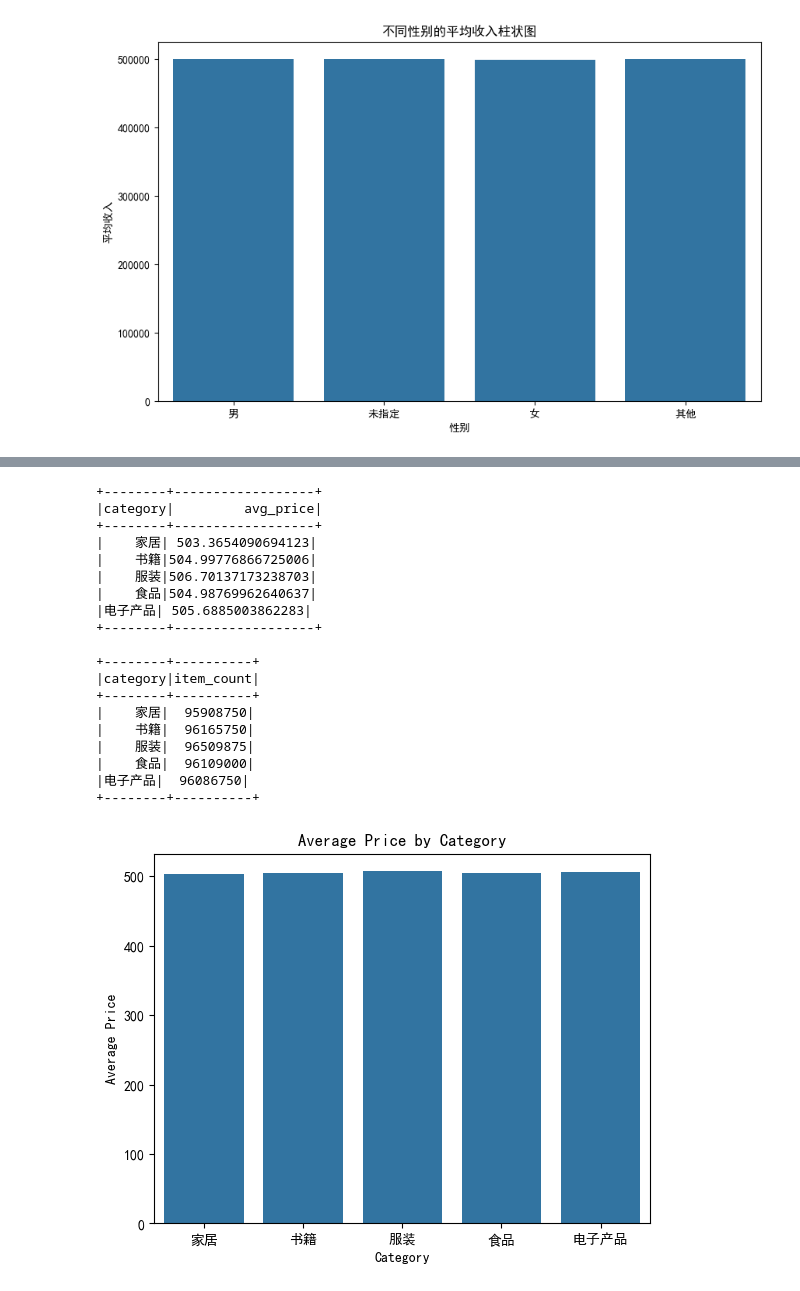
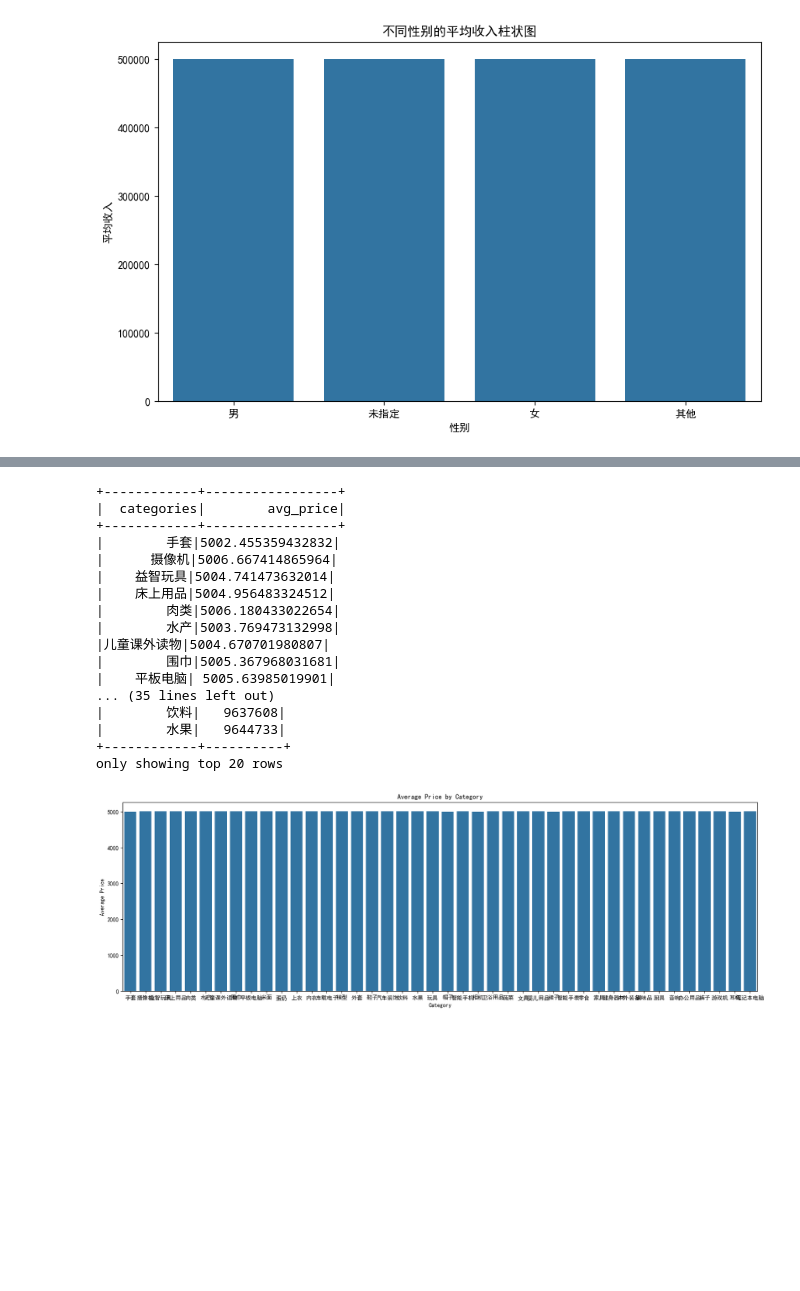
Before and after one commit to dhl18/Data-Mining, a Jupyter notebook: process30G.ipynb, the cells around one changed output, grey strips where cells are left out. Cells and saved outputs as stored; diff of their text form; code cells hidden in the pictures; blank space fills up the shorter version.

```diff
--- a/process30G.ipynb
+++ b/process30G.ipynb
@@ -1,7 +1,8 @@
 # %%
 import pyspark
-
+import time
 print(pyspark.__version__)
+start_time = time.time()
 # %% [output]
 3.4.1
 # %%
@@ -123,8 +124,8 @@ from pyspark.sql.types import StructType, StructField, FloatType, StringType, Ar
 import seaborn as sns
 # 定义 JSON 结构
 purchase_schema = StructType([
-    StructField("average_price", FloatType(), True),
-    StructField("category", StringType(), True),
+    StructField("avg_price", FloatType(), True),
+    StructField("categories", StringType(), True),
     StructField("items", ArrayType(StructType([
         StructField("id", IntegerType(), True)
     ])), True)
@@ -136,8 +137,8 @@ df = df.withColumn(
     from_json(col("purchase_history"), purchase_schema)
 ).select(
     "*",
-    col("purchase_detail.average_price").alias("purchase_avg_price"),
-    col("purchase_detail.category").alias("purchase_category"),
+    col("purchase_detail.avg_price").alias("purchase_avg_price"),
+    col("purchase_detail.categories").alias("purchase_category"),
     col("purchase_detail.items").alias("purchase_items")
 )
 
@@ -162,9 +163,6 @@ df = df.withColumn("income_group",
 user_profile = df.select("user_name", "age_group", "income_group", "gender", "country",
                          "purchase_category", "purchase_avg_price", "purchase_item_count")
 user_profile.show()
-
-# 停止 SparkSession
-spark.stop()
 # %% [output]
 +----------+---------+------------+------+-------+-----------------+------------------+-------------------+
 | user_name|age_group|income_group|gender|country|purchase_category|purchase_avg_price|purchase_item_count|
@@ -223,8 +221,8 @@ from pyspark.sql.types import StructType, StructField, FloatType, StringType, Ar
 
 # 定义 JSON 结构
 schema = StructType([
-    StructField("average_price", FloatType(), True),
-    StructField("category", StringType(), True),
+    StructField("avg_price", FloatType(), True),
+    StructField("categories", StringType(), True),
     StructField("items", ArrayType(StructType([
         StructField("id", IntegerType(), True)
     ])), True)
@@ -233,10 +231,10 @@ schema = StructType([
 df_hist = df.select('id', 'purchase_history')
 df_hist = df_hist.withColumn("purchase_history", from_json(F.col("purchase_history"), schema))
 
-exploded_df = df_hist.select(F.col("id"), F.col("purchase_history.average_price"), F.col("purchase_history.category"), F.explode(F.col("purchase_history.items")).alias("item"))
+exploded_df = df_hist.select(F.col("id"), F.col("purchase_history.avg_price"), F.col("purchase_history.categories"), F.explode(F.col("purchase_history.items")).alias("item"))
 
 # 提取 item 中的 id
-final_df = exploded_df.select(F.col("id"), F.col("average_price"), F.col("category"), F.col("item.id").alias("item_id"))
+final_df = exploded_df.select(F.col("id"), F.col("avg_price"), F.col("categories"), F.col("item.id").alias("item_id"))
 
 final_df.show()
 # %% [output]
@@ -261,51 +259,54 @@ only showing top 20 rows
 from pyspark.sql.functions import avg, count
 
 # 计算每个类别的平均价格
-category_avg_price = final_df.groupBy("category") \
-    .agg(avg("average_price").alias("avg_price"))
+category_avg_price = final_df.groupBy("categories") \
+    .agg(avg("avg_price").alias("avg_price"))
 
 category_avg_price.show()
 
 # 计算每个类别下的商品数量
-category_item_count = final_df.groupBy("category") \
+category_item_count = final_df.groupBy("categories") \
     .agg(count("item_id").alias("item_count"))
 
 category_item_count.show()
 # %% [output]
-+--------+------------------+
-|category|         avg_price|
-+--------+------------------+
-|    家居| 503.3654090694123|
-|    书籍|504.99776866725006|
-|    服装|506.70137173238703|
-|    食品|504.98769962640637|
-|电子产品| 505.6885003862283|
-+--------+------------------+
-
-+--------+----------+
-|category|item_count|
-+--------+----------+
-|    家居|  95908750|
-|    书籍|  96165750|
-|    服装|  96509875|
-|    食品|  96109000|
-|电子产品|  96086750|
-+--------+----------+
++------------+-----------------+
+|  categories|        avg_price|
++------------+-----------------+
+|        手套|5002.455359432832|
+|      摄像机|5006.667414865964|
+|    益智玩具|5004.741473632014|
+|    床上用品|5004.956483324512|
+|        肉类|5006.180433022654|
+|        水产|5003.769473132998|
+|儿童课外读物|5004.670701980807|
+|        围巾|5005.367968031681|
+|    平板电脑| 5005.63985019901|
+... (35 lines left out)
+|        饮料|   9637608|
+|        水果|   9644733|
++------------+----------+
+only showing top 20 rows
 # %%
 spark.catalog.clearCache()
 # %%
 import matplotlib.pyplot as plt
 import seaborn as sns
 import pandas as pd
 
 # 将结果转换为 Pandas DataFrame
 category_avg_price_pd = category_avg_price.toPandas()
 
 # 绘制柱状图
-sns.barplot(x="category", y="avg_price", data=category_avg_price_pd)
+plt.figure(figsize=(20,6))
+sns.barplot(x="categories", y="avg_price", data=category_avg_price_pd)
 plt.xlabel("Category")
 plt.ylabel("Average Price")
 plt.title("Average Price by Category")
 plt.show()
+
+end_time = time.time()
+elapsed_time = end_time - start_time
+print(f"程序运行时间: {elapsed_time} 秒")
 # %% [output]
-[figure, old version]
+[figure, new version]
```
Also changed, not shown: parts of 9 cells of this notebook, 1 other file.
